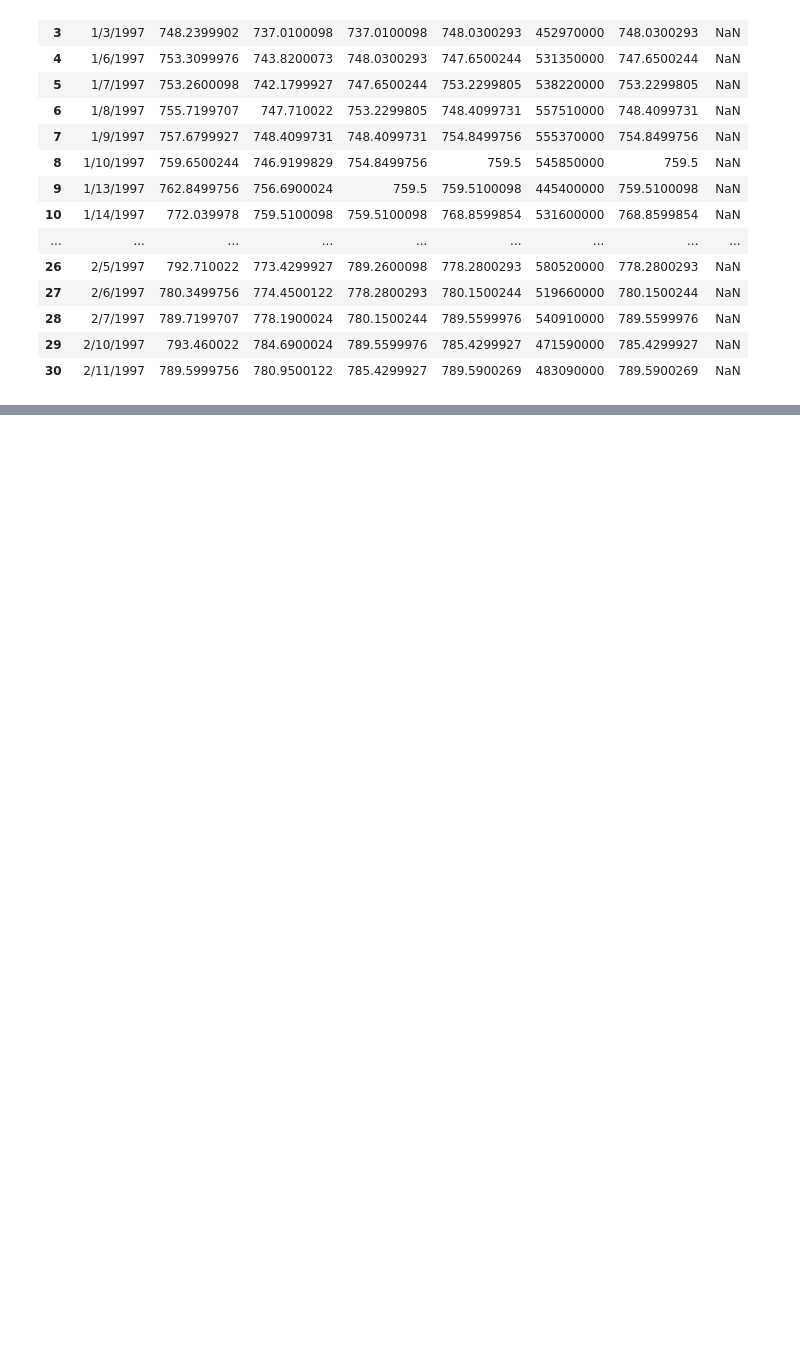
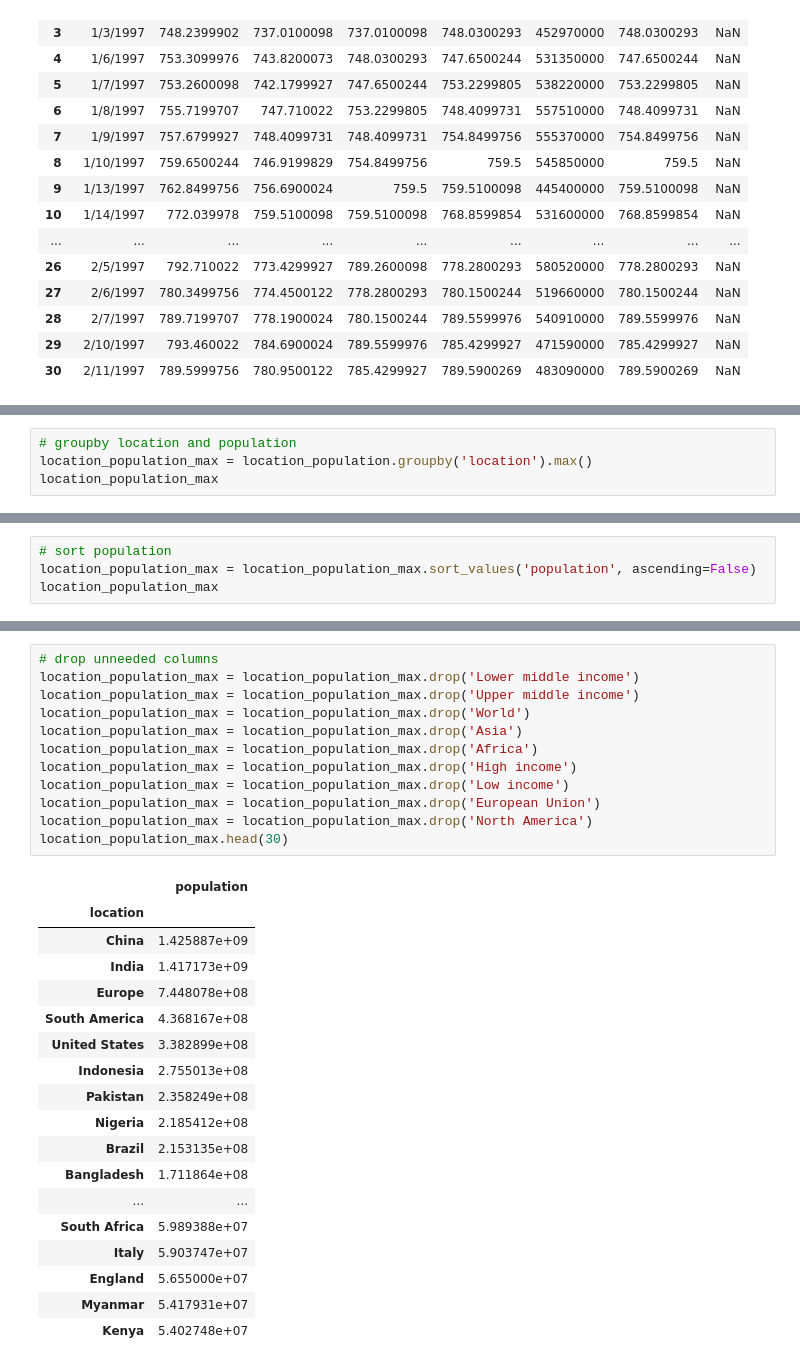
Before and after one commit to datla-ria/Project-1, a Jupyter notebook: project-1.ipynb, the cells around one changed output, grey strips where cells are left out. Drawn from its saved outputs; the diff is of its cells as text; blank space fills up the shorter version.

```diff
--- a/project-1.ipynb
+++ b/project-1.ipynb
@@ -82,0 +153,4 @@ plt.show()
+# %%
+# groupby location and population
+location_population_max = location_population.groupby('location').max()
+location_population_max
@@ -82,0 +172,4 @@ plt.show()
+# %%
+# sort population
+location_population_max = location_population_max.sort_values('population', ascending=False)
+location_population_max
@@ -82,0 +191,31 @@ plt.show()
+# %%
+# drop unneeded columns
+location_population_max = location_population_max.drop('Lower middle income')
+location_population_max = location_population_max.drop('Upper middle income')
+location_population_max = location_population_max.drop('World')
+location_population_max = location_population_max.drop('Asia')
+location_population_max = location_population_max.drop('Africa')
+location_population_max = location_population_max.drop('High income')
+location_population_max = location_population_max.drop('Low income')
+location_population_max = location_population_max.drop('European Union')
+location_population_max = location_population_max.drop('North America')
+location_population_max.head(30)
+# %% [output]
+|  | population |
+| location |  |
+| China | 1.425887e+09 |
+| India | 1.417173e+09 |
+| Europe | 7.448078e+08 |
+| South America | 4.368167e+08 |
+| United States | 3.382899e+08 |
+| Indonesia | 2.755013e+08 |
+| Pakistan | 2.358249e+08 |
+| Nigeria | 2.185412e+08 |
+| Brazil | 2.153135e+08 |
+| Bangladesh | 1.711864e+08 |
+| ... | ... |
+| South Africa | 5.989388e+07 |
+| Italy | 5.903747e+07 |
+| England | 5.655000e+07 |
+| Myanmar | 5.417931e+07 |
+| Kenya | 5.402748e+07 |
```
Also changed, not shown: parts of 8 cells of this notebook.
